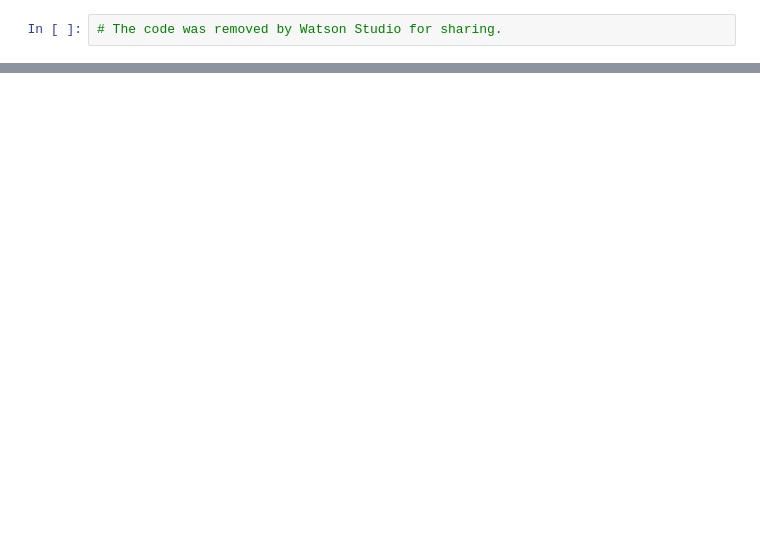
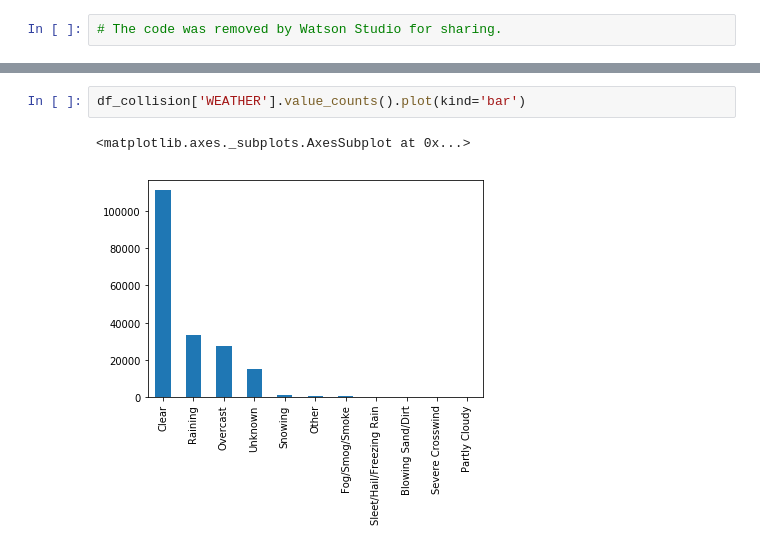
Before and after one commit to AmaniKhal/Coursera_Capstone, a Jupyter notebook: capstone project.ipynb, the cells around one changed output, grey strips where cells are left out. Drawn from its saved outputs; the diff is of its cells as text; blank space fills up the shorter version.

```diff
--- a/capstone project.ipynb
+++ b/capstone project.ipynb
@@ -33,0 +101,5 @@ df_data_collision.head()
+# %%
+df_collision['WEATHER'].value_counts().plot(kind='bar')
+# %% [output]
+<matplotlib.axes._subplots.AxesSubplot at 0x...>
+[figure, added]
```
Also changed, not shown: parts of 56 cells of this notebook.
